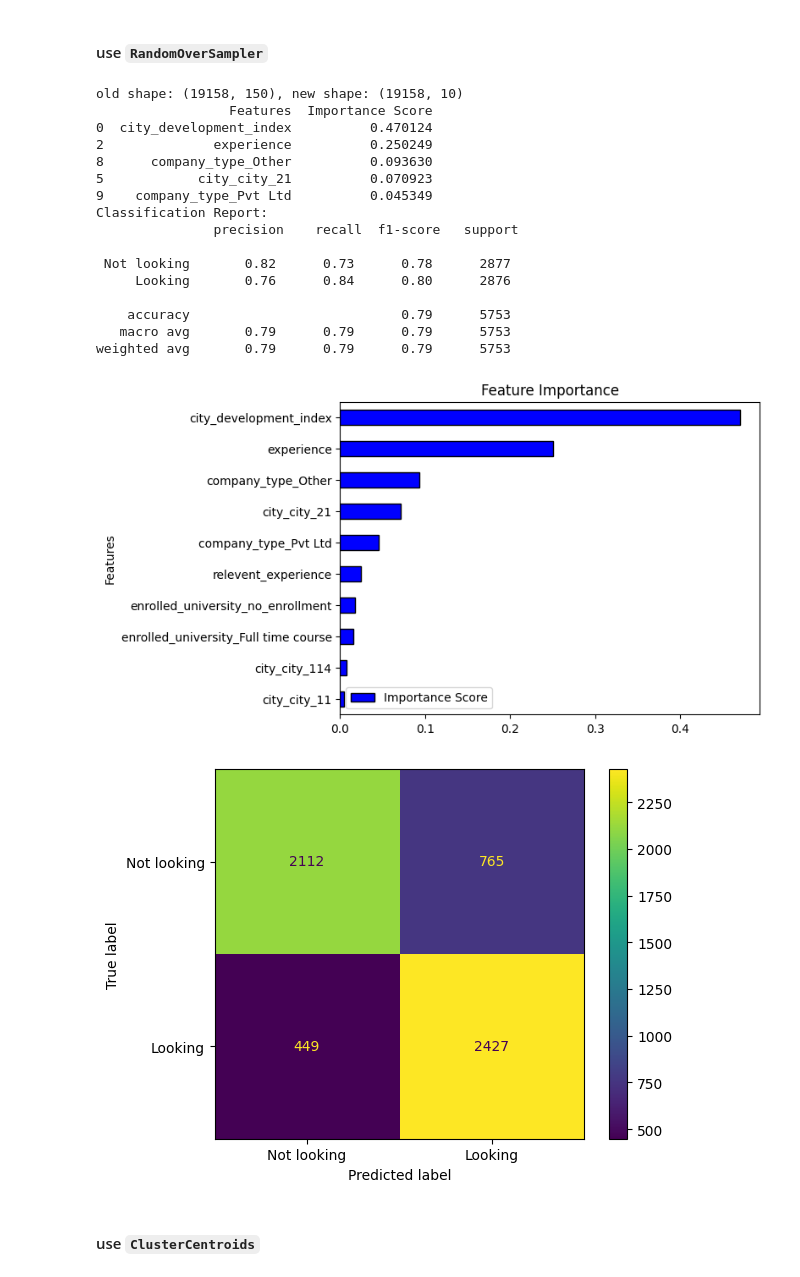
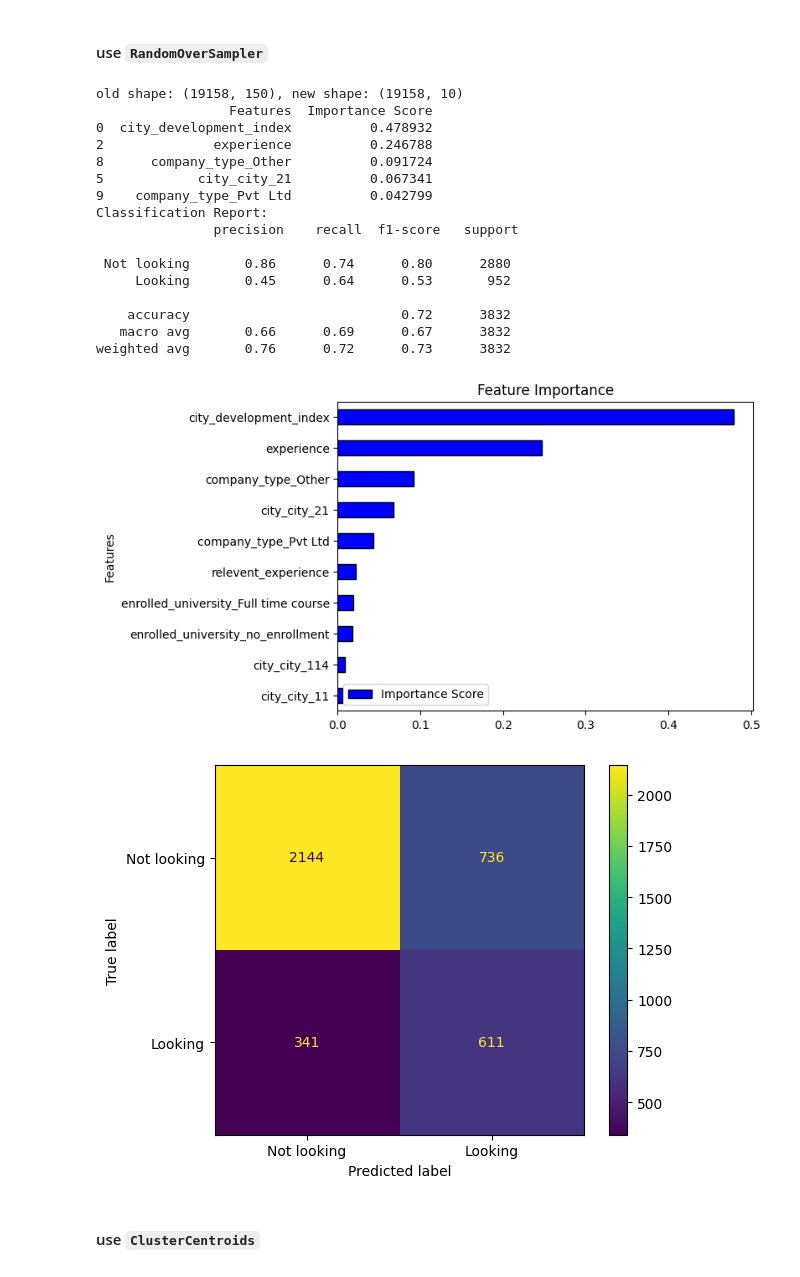
Before and after one commit to simone-viozzi/interviews-data-science-assignment, a Jupyter notebook: loyal_employees.ipynb, the cells around one changed output. Cells and saved outputs as stored; diff of their text form; code cells hidden in the pictures.

```diff
--- a/loyal_employees.ipynb
+++ b/loyal_employees.ipynb
@@ -211,48 +211,48 @@ X, y = get_X_y(dataset)
 
 k_best = SelectKBest(f_classif, k=10)
 
 X = pd.get_dummies(X, columns=categorical_cols)
 
 # select only the best features
 X_new = k_best.fit_transform(X, y)
 new_features_names = X.columns[k_best.get_support()]
 print(f"old shape: {X.shape}, new shape: {X_new.shape}")
 
 X = pd.DataFrame(X_new, columns=new_features_names, index=X.index)
 
+X_train, X_test, y_train, y_test = train_test_split(X, y, test_size=0.2, random_state=42)
+
 ros = RandomOverSampler(random_state=42)
-X, y = ros.fit_resample(X, y)
-
-X_train, X_test, y_train, y_test = train_test_split(X, y, test_size=0.2, random_state=42)
+X_train, y_train = ros.fit_resample(X_train, y_train)
 
 model = RandomForestClassifier(n_estimators=100, random_state=42)
 model.fit(X_train, y_train)
 
 plot_feature_importance(model.feature_importances_, new_features_names)
 
 classification_eval(
     y_test=y_test,
     y_pred=model.predict(X_test),
 )
 # %% [output]
 old shape: (19158, 150), new shape: (19158, 10)
                  Features  Importance Score
-0  city_development_index          0.470124
-2              experience          0.250249
-8      company_type_Other          0.093630
-5            city_city_21          0.070923
-9    company_type_Pvt Ltd          0.045349
+0  city_development_index          0.478932
+2              experience          0.246788
+8      company_type_Other          0.091724
+5            city_city_21          0.067341
+9    company_type_Pvt Ltd          0.042799
 Classification Report:
                precision    recall  f1-score   support
 
- Not looking       0.82      0.73      0.78      2877
-     Looking       0.76      0.84      0.80      2876
+ Not looking       0.86      0.74      0.80      2880
+     Looking       0.45      0.64      0.53       952
 
-    accuracy                           0.79      5753
-   macro avg       0.79      0.79      0.79      5753
-weighted avg       0.79      0.79      0.79      5753
+    accuracy                           0.72      3832
+   macro avg       0.66      0.69      0.67      3832
+weighted avg       0.76      0.72      0.73      3832
-[figure, old version]
+[figure, new version]
-[figure, old version]
+[figure, new version]
 # %% [markdown]
 #### use `ClusterCentroids`
 # %%
```
Also changed, not shown: parts of 1 cell of this notebook.
